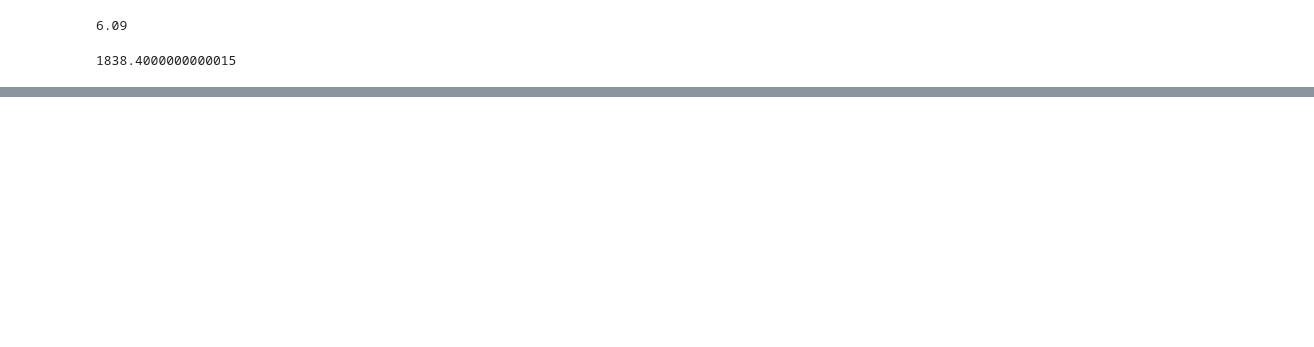
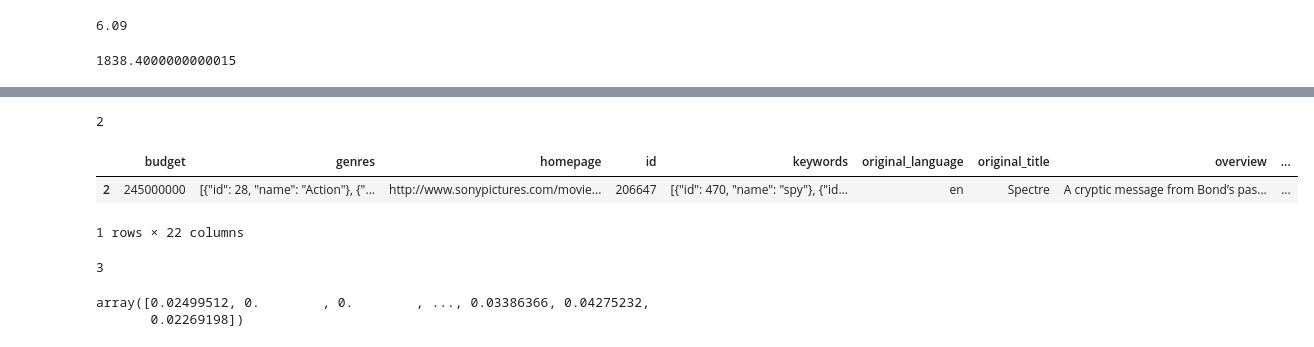
Before and after one commit to AlishaHong/movie_recommendation, a Jupyter notebook: 영화추천시스템.ipynb, the cells around one changed output, grey strips where cells are left out. Cells and saved outputs as stored; diff of their text form; code cells hidden in the pictures; blank space fills up the shorter version.

```diff
--- a/영화추천시스템.ipynb
+++ b/영화추천시스템.ipynb
@@ -116,0 +273,2 @@ M
+# %%
+df2['overview'] = df2['overview'].fillna('')
@@ -116,0 +324,12 @@ M
+# %%
+indices['Avatar']
+indices['Spectre']
+# %% [output]
+2
+# %%
+df2.iloc[[2]]
+# 제목으로 얻어온 인덱스번호를 iloc에 대입하면 모든 정보를 확인할 수 있다.
+# %% [output]
+|  | budget | genres | homepage | id | keywords | original_language | original_title | overview | ... |
+| 2 | 245000000 | [{"id": 28, "name": "Action"}, {"... | http://www.sonypictures.com/movie... | 206647 | [{"id": 470, "name": "spy"}, {"id... | en | Spectre | A cryptic message from Bond’s pas... | ... |
+1 rows × 22 columns
@@ -116,0 +347,14 @@ M
+# %%
+# 하나씩 뜯어보기
+
+# indices를 통해서 타이틀을 넣고 정보 얻어오기
+
+test_idx = indices['The Dark Knight Rises'] # 영화제목을 통해서 전체데이터 기준 그 영화의 index값을 얻기
+test_idx
+# %% [output]
+3
+# %%
+cosine_sim[3]
+# %% [output]
+array([0.02499512, 0.        , 0.        , ..., 0.03386366, 0.04275232,
+       0.02269198])
```
Also changed, not shown: parts of 31 cells of this notebook.
